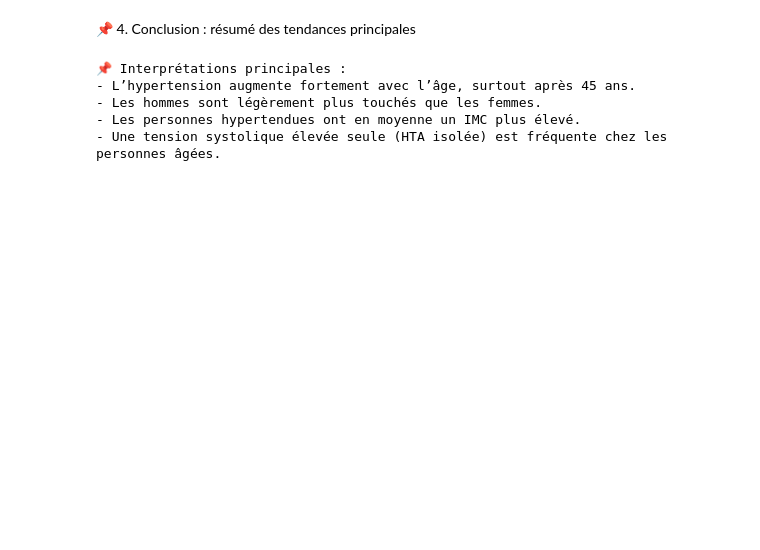
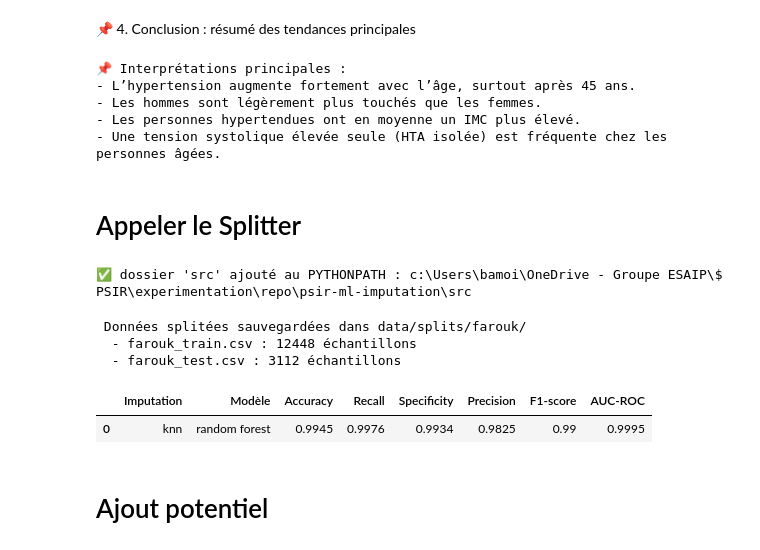
Before and after one commit to donialastar/psir-ml-imputation, a Jupyter notebook: notebooks/Farouk.ipynb, the cells around one changed output. Cells and saved outputs as stored; diff of their text form; code cells hidden in the pictures; blank space fills up the shorter version.

```diff
--- a/notebooks/EDA.ipynb
+++ b/notebooks/Farouk.ipynb
@@ -492,3 +502,25 @@ print("- Une tension systolique élevée seule (HTA isolée) est fréquente chez
 - Les hommes sont légèrement plus touchés que les femmes.
 - Les personnes hypertendues ont en moyenne un IMC plus élevé.
 - Une tension systolique élevée seule (HTA isolée) est fréquente chez les personnes âgées.
+# %% [markdown]
+# Appeler le Splitter
+# %%
+import sys, pathlib
+
+# ajoute src/ au PYTHONPATH (pour models, utils, imputation…)
+ROOT = pathlib.Path.cwd().parent  # notebooks/ → parent = racine projet
+sys.path.append(str(ROOT / "src"))
+# %% [output]
+✅ dossier 'src' ajouté au PYTHONPATH : c:\Users\bamoi\OneDrive - Groupe ESAIP\$ PSIR\experimentation\repo\psir-ml-imputation\src
+# %%
+from utils.splitter import split_data
+
+input_path = "C:/Users/bamoi/OneDrive - Groupe ESAIP/$ PSIR/experimentation/repo/psir-ml-imputation/data/raw/data farouk/merged/variables lisibles/hta_nhanes_complet_variables_fr.csv"
+output_dir = "data/splits/farouk"
+target_col = "HTA"
+
+split_data(input_path, output_dir,target_col)
+# %% [output]
+ Données splitées sauvegardées dans data/splits/farouk/
+  - farouk_train.csv : 12448 échantillons
+  - farouk_test.csv : 3112 échantillons
@@ -494,0 +535,13 @@ print("- Une tension systolique élevée seule (HTA isolée) est fréquente chez
+# %%
+# application modèle
+from models.random_forest import train_rf
+
+data_path = "farouk"
+metrics_rf = train_rf(data_path)
+
+display(metrics_rf)
+# %% [output]
+|  | Imputation | Modèle | Accuracy | Recall | Specificity | Precision | F1-score | AUC-ROC |
+| 0 | knn | random forest | 0.9945 | 0.9976 | 0.9934 | 0.9825 | 0.99 | 0.9995 |
+# %% [markdown]
+# Ajout potentiel
```
Also changed, not shown: parts of 7 cells of this notebook, 20 other files.
